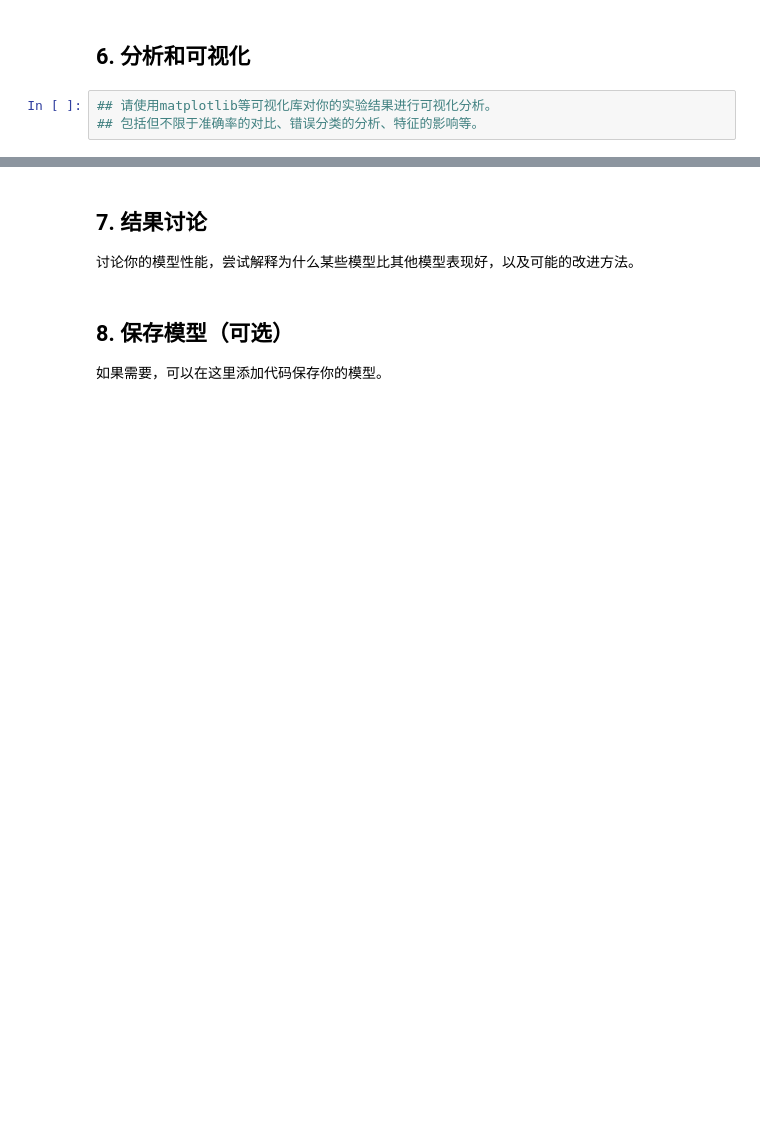
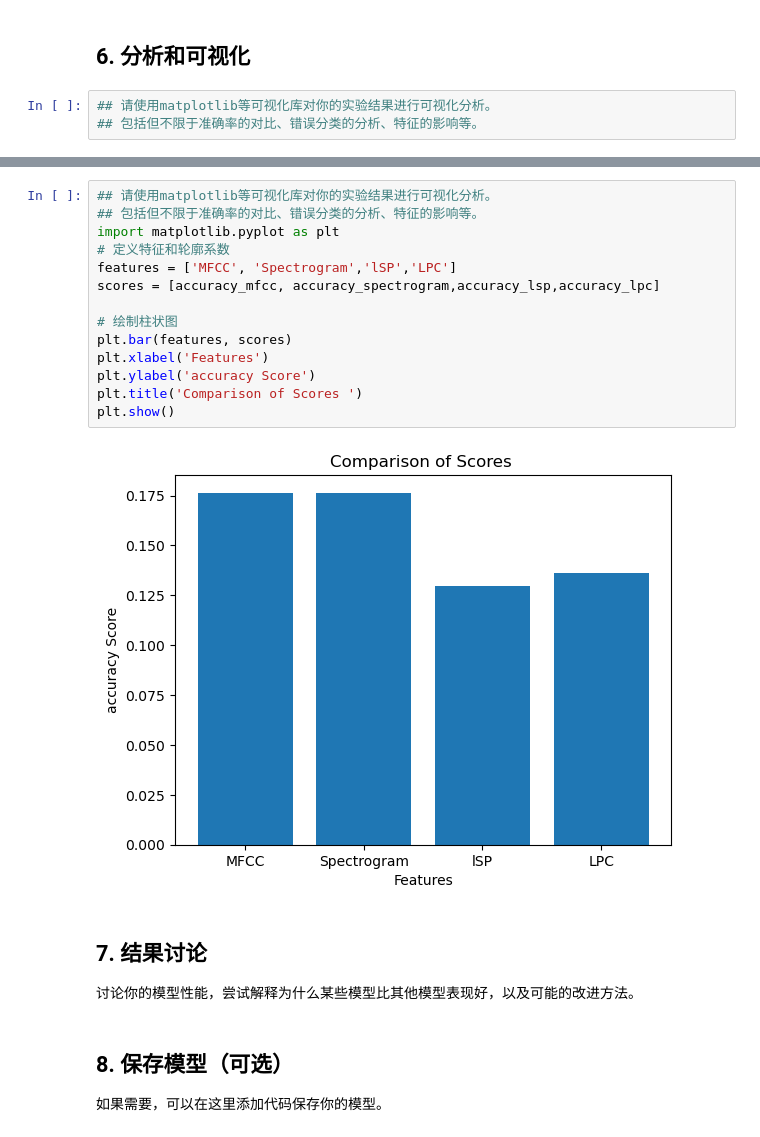
Before and after one commit to xubinrui/ASR-group, a Jupyter notebook: experiment_2/experiment_2.ipynb, the cells around one changed output, grey strips where cells are left out. Cells and saved outputs as stored; diff of their text form; blank space fills up the shorter version.

```diff
--- a/experiment_2/experiment_2.ipynb
+++ b/experiment_2/experiment_2.ipynb
@@ -408,3 +424,19 @@ Please also refer to the documentation for alternative solver options:
+# %%
+## 请使用matplotlib等可视化库对你的实验结果进行可视化分析。
+## 包括但不限于准确率的对比、错误分类的分析、特征的影响等。
+import matplotlib.pyplot as plt
+# 定义特征和轮廓系数
+features = ['MFCC', 'Spectrogram','lSP','LPC']
+scores = [accuracy_mfcc, accuracy_spectrogram,accuracy_lsp,accuracy_lpc]
+
+# 绘制柱状图
+plt.bar(features, scores)
+plt.xlabel('Features')
+plt.ylabel('accuracy Score')
+plt.title('Comparison of Scores ')
+plt.show()
+# %% [output]
+[figure, added]
 # %% [markdown]
 ## 7. 结果讨论
 讨论你的模型性能，尝试解释为什么某些模型比其他模型表现好，以及可能的改进方法。
```
Also changed, not shown: parts of 1 cell of this notebook.
